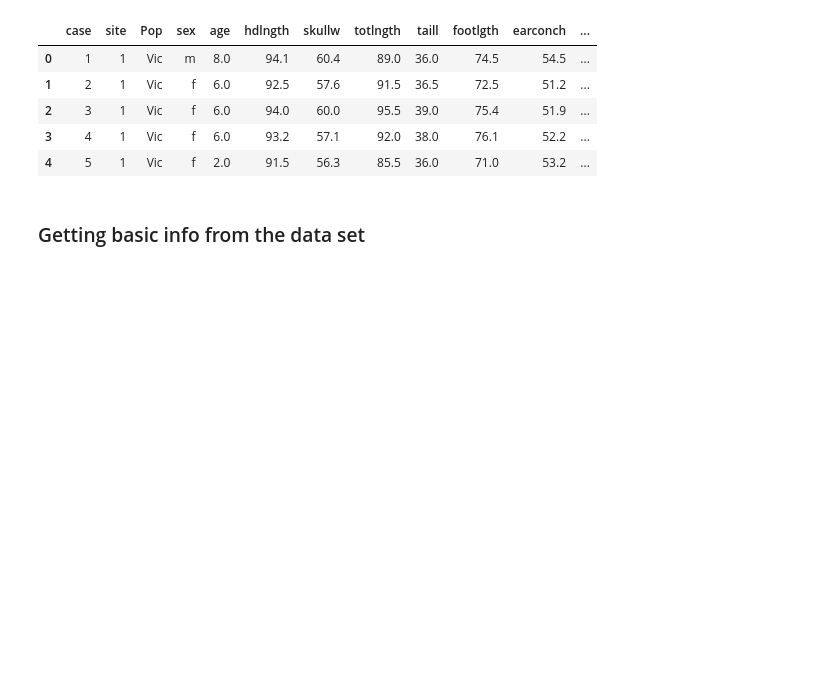
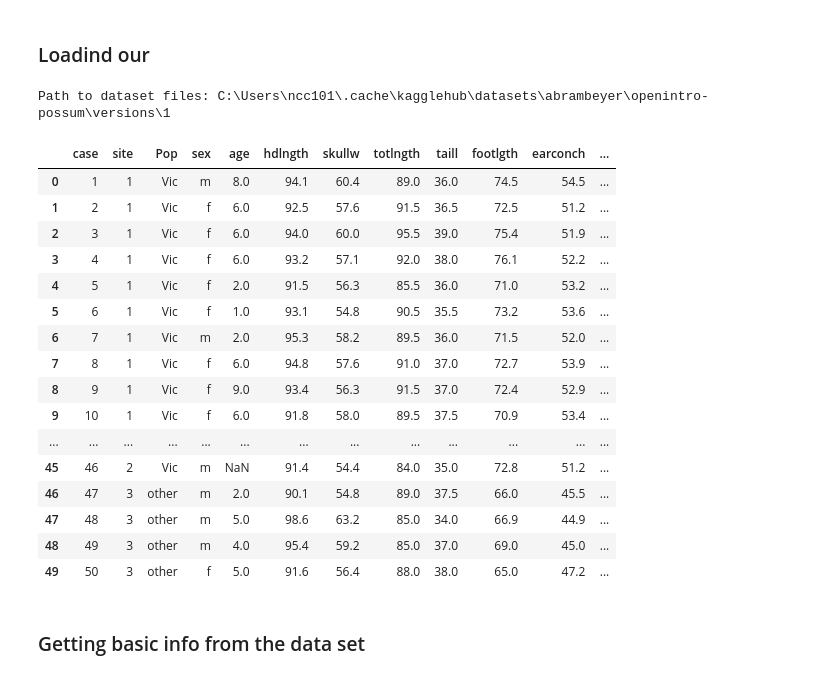
Before and after one commit to Lord-zed/AI-ENGINEER, a Jupyter notebook: week8/tuesday_class/task_18.ipynb, the cells around one changed output. Saved outputs shown, nothing was run; the diff lists cells and outputs as text; code cells hidden in the pictures; blank space fills up the shorter version.

```diff
--- a/week8/tuesday_class/task_18.ipynb
+++ b/week8/tuesday_class/task_18.ipynb
@@ -6,15 +5,36 @@ import seaborn as sns
+# %% [markdown]
+### Loadind our
 # %%
 # read the dataset
-df=pd.read_csv('possum.csv')
+import kagglehub
+from pathlib import Path
+path = kagglehub.dataset_download("abrambeyer/openintro-possum")
+possum = Path('possum.csv')
+path_full = path / possum
 
-df.head()
+print("Path to dataset files:", path)
+
+df = pd.read_csv(path_full)
+df.head(50)
 # %% [output]
+Path to dataset files: C:\Users\ncc101\.cache\kagglehub\datasets\abrambeyer\openintro-possum\versions\1
 |  | case | site | Pop | sex | age | hdlngth | skullw | totlngth | taill | footlgth | earconch | ... |
 | 0 | 1 | 1 | Vic | m | 8.0 | 94.1 | 60.4 | 89.0 | 36.0 | 74.5 | 54.5 | ... |
 | 1 | 2 | 1 | Vic | f | 6.0 | 92.5 | 57.6 | 91.5 | 36.5 | 72.5 | 51.2 | ... |
 | 2 | 3 | 1 | Vic | f | 6.0 | 94.0 | 60.0 | 95.5 | 39.0 | 75.4 | 51.9 | ... |
 | 3 | 4 | 1 | Vic | f | 6.0 | 93.2 | 57.1 | 92.0 | 38.0 | 76.1 | 52.2 | ... |
 | 4 | 5 | 1 | Vic | f | 2.0 | 91.5 | 56.3 | 85.5 | 36.0 | 71.0 | 53.2 | ... |
+| 5 | 6 | 1 | Vic | f | 1.0 | 93.1 | 54.8 | 90.5 | 35.5 | 73.2 | 53.6 | ... |
+| 6 | 7 | 1 | Vic | m | 2.0 | 95.3 | 58.2 | 89.5 | 36.0 | 71.5 | 52.0 | ... |
+| 7 | 8 | 1 | Vic | f | 6.0 | 94.8 | 57.6 | 91.0 | 37.0 | 72.7 | 53.9 | ... |
+| 8 | 9 | 1 | Vic | f | 9.0 | 93.4 | 56.3 | 91.5 | 37.0 | 72.4 | 52.9 | ... |
+| 9 | 10 | 1 | Vic | f | 6.0 | 91.8 | 58.0 | 89.5 | 37.5 | 70.9 | 53.4 | ... |
+| ... | ... | ... | ... | ... | ... | ... | ... | ... | ... | ... | ... | ... |
+| 45 | 46 | 2 | Vic | m | NaN | 91.4 | 54.4 | 84.0 | 35.0 | 72.8 | 51.2 | ... |
+| 46 | 47 | 3 | other | m | 2.0 | 90.1 | 54.8 | 89.0 | 37.5 | 66.0 | 45.5 | ... |
+| 47 | 48 | 3 | other | m | 5.0 | 98.6 | 63.2 | 85.0 | 34.0 | 66.9 | 44.9 | ... |
+| 48 | 49 | 3 | other | m | 4.0 | 95.4 | 59.2 | 85.0 | 37.0 | 69.0 | 45.0 | ... |
+| 49 | 50 | 3 | other | f | 5.0 | 91.6 | 56.4 | 88.0 | 38.0 | 65.0 | 47.2 | ... |
 # %% [markdown]
 ### Getting basic info from the data set
 # %%
```
Also changed, not shown: parts of 7 cells of this notebook, 1 other file.
